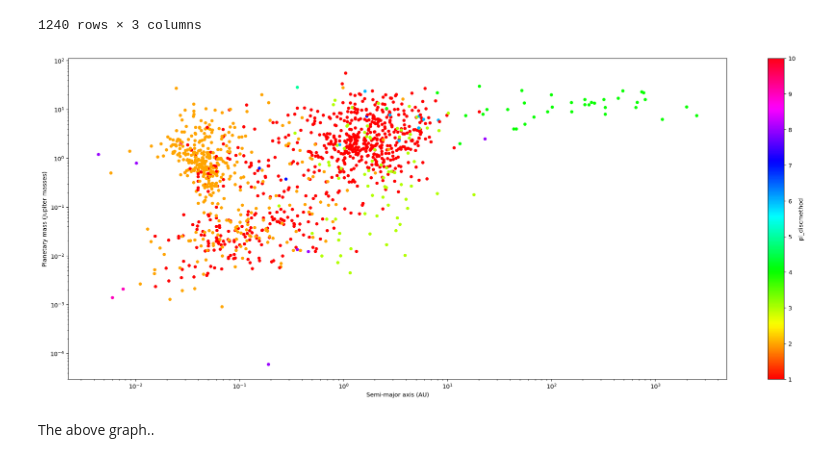
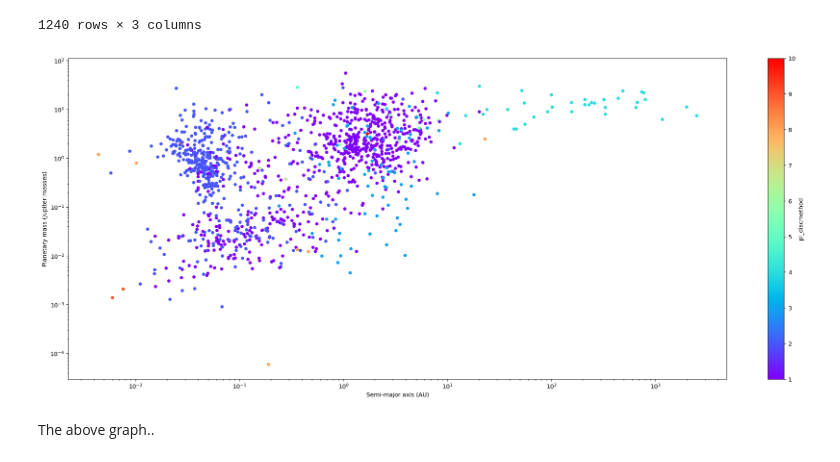
Before and after one commit to OWAINEDWARDS/DSFE-GroupProject, a Jupyter notebook: Exoplanets.ipynb, the cells around one changed output. Drawn from its saved outputs; the diff is of its cells as text; code cells hidden in the pictures.

```diff
--- a/Exoplanets.ipynb
+++ b/Exoplanets.ipynb
@@ -193,12 +200,13 @@ massSemiMajor
 # %%
 fig, ax = plt.subplots()
 ax.set_yscale("log")
 ax.set_xscale("log")
-massSemiMajor.plot(kind='scatter',x='pl_orbsmax', y='pl_bmassj', c='pl_discmethod', ax=ax, colormap='hsv',figsize=(25, 10)) #Plots scatter graph
+massSemiMajor.plot(kind='scatter',x='pl_orbsmax', y='pl_bmassj', c='pl_discmethod', ax=ax, colormap='rainbow',figsize=(25, 10)) #Plots scatter graph
 ax.set_xlabel("Semi-major axis (AU)")
 ax.set_ylabel("Planetary mass (Jupiter masses)")
 plt.show()
+# for new graph plot radius against orbital period. - radius column is called = pl_radiusj
 # %% [output]
-[figure, old version]
+[figure, new version]
 # %% [markdown]
 The above graph..
```
Also changed, not shown: parts of 14 cells of this notebook.
